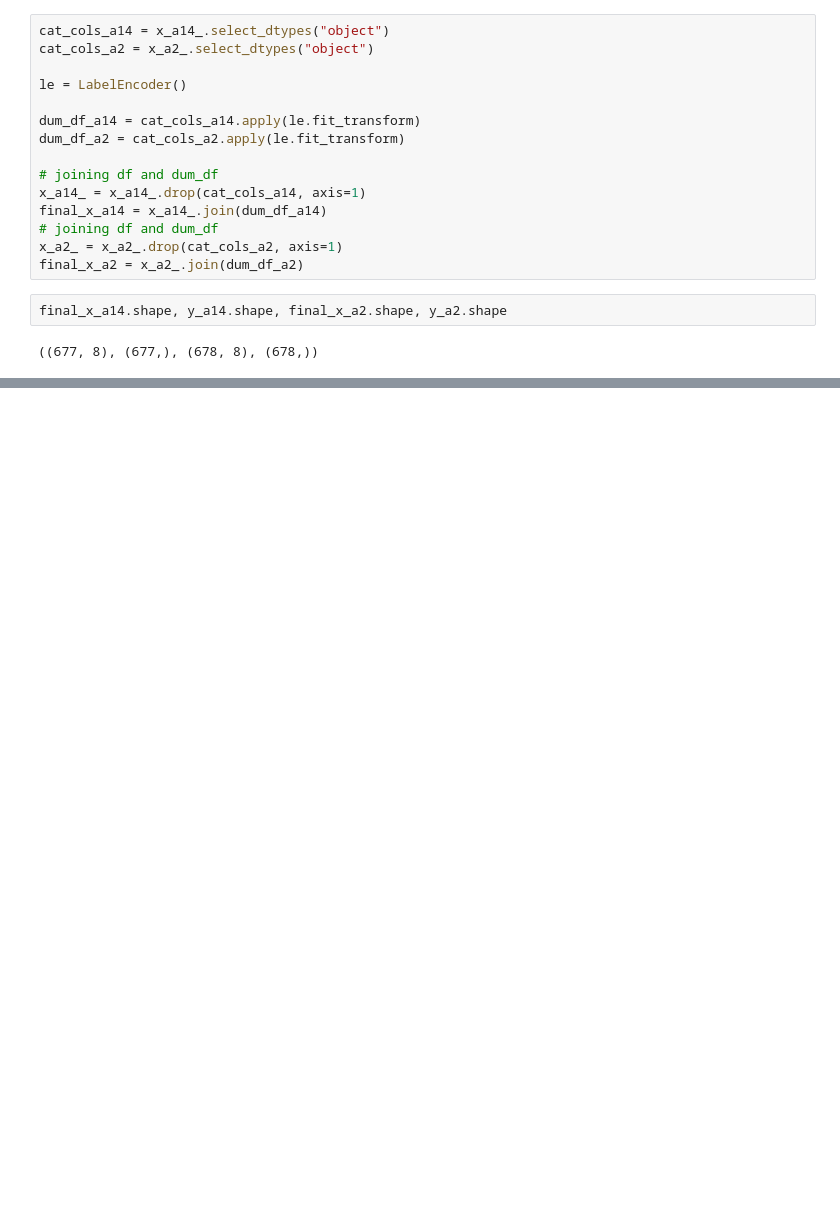
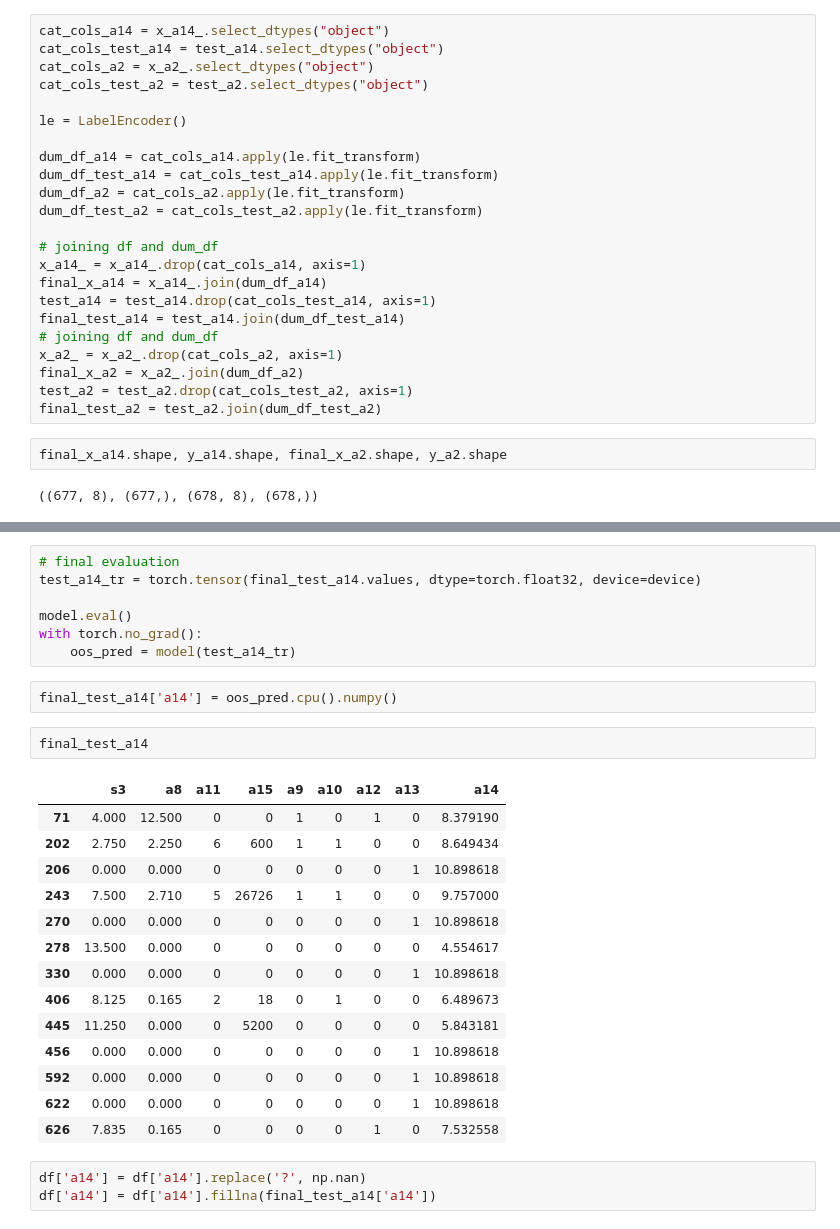
Before and after one commit to rishi-wqd190004/t81_588_course, a Jupyter notebook: assignments/assignment_4.ipynb, the cells around one changed output, grey strips where cells are left out. Saved outputs shown, nothing was run; the diff lists cells and outputs as text; blank space fills up the shorter version.

```diff
--- a/assignments/assignment_4.ipynb
+++ b/assignments/assignment_4.ipynb
@@ -116,18 +163,26 @@ Name: a14, Length: 677, dtype: float32
 # %%
 cat_cols_a14 = x_a14_.select_dtypes("object")
+cat_cols_test_a14 = test_a14.select_dtypes("object")
 cat_cols_a2 = x_a2_.select_dtypes("object")
+cat_cols_test_a2 = test_a2.select_dtypes("object")
 
 le = LabelEncoder()
 
 dum_df_a14 = cat_cols_a14.apply(le.fit_transform)
+dum_df_test_a14 = cat_cols_test_a14.apply(le.fit_transform)
 dum_df_a2 = cat_cols_a2.apply(le.fit_transform)
+dum_df_test_a2 = cat_cols_test_a2.apply(le.fit_transform)
 
 # joining df and dum_df
 x_a14_ = x_a14_.drop(cat_cols_a14, axis=1)
 final_x_a14 = x_a14_.join(dum_df_a14)
+test_a14 = test_a14.drop(cat_cols_test_a14, axis=1)
+final_test_a14 = test_a14.join(dum_df_test_a14)
 # joining df and dum_df
 x_a2_ = x_a2_.drop(cat_cols_a2, axis=1)
 final_x_a2 = x_a2_.join(dum_df_a2)
+test_a2 = test_a2.drop(cat_cols_test_a2, axis=1)
+final_test_a2 = test_a2.join(dum_df_test_a2)
 # %%
 final_x_a14.shape, y_a14.shape, final_x_a2.shape, y_a2.shape
 # %% [output]
@@ -142,0 +295,29 @@ y = torch.tensor(y_a14.values, dtype=torch.float32, device=device).view(-1,1)
+# %%
+# final evaluation
+test_a14_tr = torch.tensor(final_test_a14.values, dtype=torch.float32, device=device)
+
+model.eval()
+with torch.no_grad():
+    oos_pred = model(test_a14_tr)
+# %%
+final_test_a14['a14'] = oos_pred.cpu().numpy()
+# %%
+final_test_a14
+# %% [output]
+|  | s3 | a8 | a11 | a15 | a9 | a10 | a12 | a13 | a14 |
+| 71 | 4.000 | 12.500 | 0 | 0 | 1 | 0 | 1 | 0 | 8.379190 |
+| 202 | 2.750 | 2.250 | 6 | 600 | 1 | 1 | 0 | 0 | 8.649434 |
+| 206 | 0.000 | 0.000 | 0 | 0 | 0 | 0 | 0 | 1 | 10.898618 |
+| 243 | 7.500 | 2.710 | 5 | 26726 | 1 | 1 | 0 | 0 | 9.757000 |
+| 270 | 0.000 | 0.000 | 0 | 0 | 0 | 0 | 0 | 1 | 10.898618 |
+| 278 | 13.500 | 0.000 | 0 | 0 | 0 | 0 | 0 | 0 | 4.554617 |
+| 330 | 0.000 | 0.000 | 0 | 0 | 0 | 0 | 0 | 1 | 10.898618 |
+| 406 | 8.125 | 0.165 | 2 | 18 | 0 | 1 | 0 | 0 | 6.489673 |
+| 445 | 11.250 | 0.000 | 0 | 5200 | 0 | 0 | 0 | 0 | 5.843181 |
+| 456 | 0.000 | 0.000 | 0 | 0 | 0 | 0 | 0 | 1 | 10.898618 |
+| 592 | 0.000 | 0.000 | 0 | 0 | 0 | 0 | 0 | 1 | 10.898618 |
+| 622 | 0.000 | 0.000 | 0 | 0 | 0 | 0 | 0 | 1 | 10.898618 |
+| 626 | 7.835 | 0.165 | 0 | 0 | 0 | 0 | 1 | 0 | 7.532558 |
+# %%
+df['a14'] = df['a14'].replace('?', np.nan)
+df['a14'] = df['a14'].fillna(final_test_a14['a14'])
```
Also changed, not shown: parts of 15 cells of this notebook.
